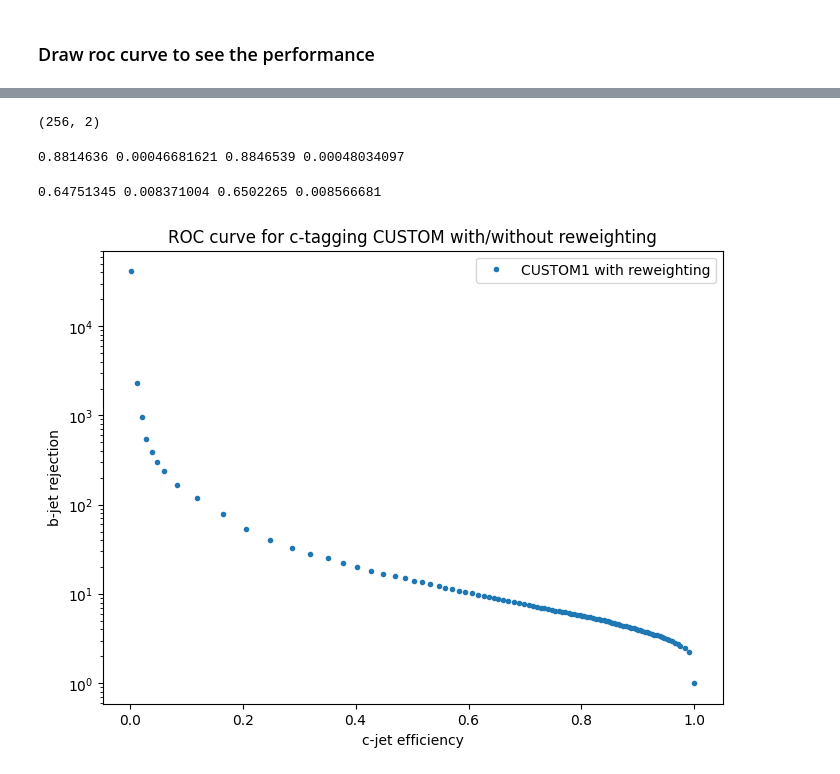
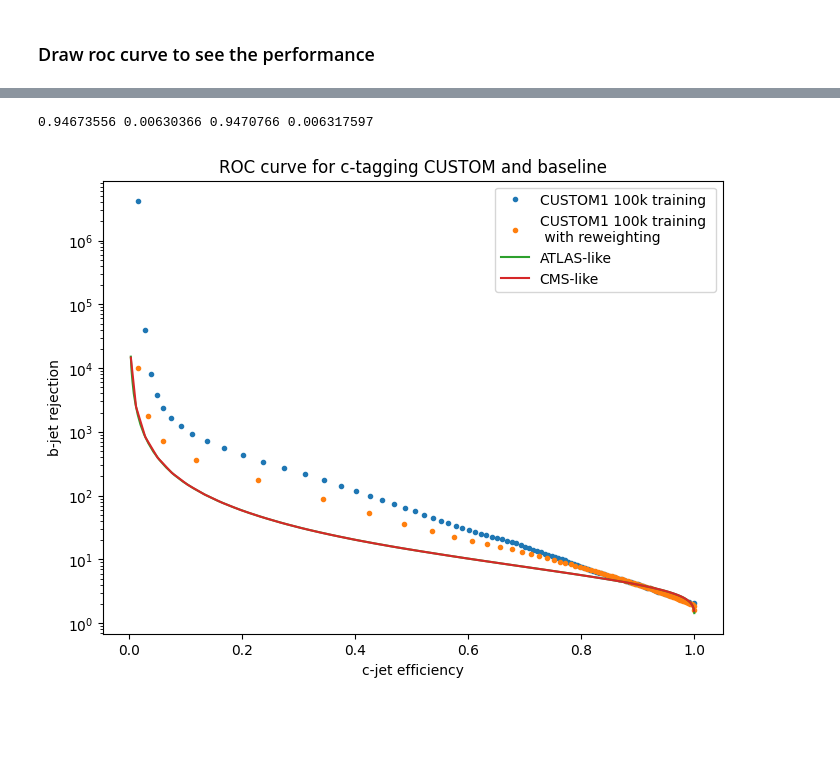
Before and after one commit to hairlessdevil/custom, a Jupyter notebook: custom_proto.ipynb, the cells around one changed output, grey strips where cells are left out. Saved outputs shown, nothing was run; the diff lists cells and outputs as text; code cells hidden in the pictures; blank space fills up the shorter version.

```diff
--- a/custom_proto.ipynb
+++ b/custom_proto.ipynb
@@ -137,7 +137,7 @@ Warning in <TROOT::Append>: Replacing existing TH1: c-jet (Potential memory leak
 [figure]
 # %%
 #train test split
-X_t, X_test, y_t, y_test = train_test_split(data_X, data_y, train_size=500000, random_state=114514)
+X_t, X_test, y_t, y_test = train_test_split(data_X, data_y, test_size=10000000, random_state=114514)
 # %%
 #train validation split
 X_train_full, X_vali, y_train_full, y_vali = train_test_split(X_t, y_t, test_size=50000, random_state=114514)
@@ -416,65 +948,28 @@ print(predw_label.shape)
-# %%
-predw_lst, pred_lst = [],[]
-with torch.no_grad():
-    modelw.eval()
-    model.eval()
-    for vali_data in dataloader_vali:
-        X, y = vali_data[0], vali_data[1]
-        y = y.type(torch.FloatTensor)
-        X, y = X.float().to(device), y.to(device)
-        y = y.view(y.size(0), -1)
-        prediction = modelw(X)
-        prediction = prediction.cpu().detach().numpy()
-        y = y.cpu().detach().numpy()
-
-        pred = model(X)
-        pred = pred.cpu().detach().numpy()
-        result_w = np.hstack((prediction, y))
-        result = np.hstack((pred, y))
-        predw_lst.append(result_w)
-        pred_lst.append(result)
-        break
-
-predw_label = np.array(predw_lst).squeeze()
-pred_label = np.array(pred_lst).squeeze()
-print(predw_label.shape)
-# %% [output]
-(256, 2)
 # %%
-b_CUSTOM1w = predw_label[predw_label[:, 1] == 0]
-c_CUSTOM1w = predw_label[predw_label[:, 1] == 1]
-b_len, c_len = b_CUSTOM1w.shape[0], c_CUSTOM1w.shape[0]
-print(np.max(b_CUSTOM1w[:,0]), np.min(b_CUSTOM1w[:,0]), np.max(c_CUSTOM1w[:,0]), np.min(c_CUSTOM1w[:,0]))
+b_CUSTOM1_100k_rw = pred_label_100k_rw[pred_label_100k_rw[:, 1] == 0]
+c_CUSTOM1_100k_rw = pred_label_100k_rw[pred_label_100k_rw[:, 1] == 1]
+b_len, c_len = b_CUSTOM1_100k_rw.shape[0], c_CUSTOM1_100k_rw.shape[0]
+print(np.max(b_CUSTOM1_100k_rw[:,0]), np.min(b_CUSTOM1_100k_rw[:,0]), np.max(c_CUSTOM1_100k_rw[:,0]), np.min(c_CUSTOM1_100k_rw[:,0]))
 
-thresh_CUSTOM1w = np.linspace(0.00046, 0.881, 100)
-b_eff_CUSTOM1w = np.array([np.count_nonzero((b_CUSTOM1w[:, 0] > thresh)) for thresh in thresh_CUSTOM1w])/b_len
-c_eff_CUSTOM1w = np.array([np.count_nonzero((c_CUSTOM1w[:, 0] > thresh)) for thresh in thresh_CUSTOM1w])/c_len
-b_rej_CUSTOM1w = 1/b_eff_CUSTOM1w
+thresh_CUSTOM1_100k_rw = np.linspace(0.01, 0.94, 100)
+b_eff_CUSTOM1_100k_rw = np.array([np.count_nonzero((b_CUSTOM1_100k_rw[:, 0] > thresh)) for thresh in thresh_CUSTOM1_100k_rw])/b_len
+c_eff_CUSTOM1_100k_rw = np.array([np.count_nonzero((c_CUSTOM1_100k_rw[:, 0] > thresh)) for thresh in thresh_CUSTOM1_100k_rw])/c_len
+b_rej_CUSTOM1_100k_rw = 1/b_eff_CUSTOM1_100k_rw
 # %% [output]
-0.8814636 0.00046681621 0.8846539 0.00048034097
+0.94673556 0.00630366 0.9470766 0.006317597
 # %%
-b_CUSTOM1 = pred_label[pred_label[:, 1] == 0]
-c_CUSTOM1 = pred_label[pred_label[:, 1] == 1]
-b_len, c_len = b_CUSTOM1.shape[0], c_CUSTOM1.shape[0]
-print(np.max(b_CUSTOM1[:,0]), np.min(b_CUSTOM1[:,0]), np.max(c_CUSTOM1[:,0]), np.min(c_CUSTOM1[:,0]))
-
-thresh_CUSTOM1 = np.linspace(0.0083, 0.6475, 100)
-b_eff_CUSTOM1 = np.array([np.count_nonzero((b_CUSTOM1[:, 0] > thresh)) for thresh in thresh_CUSTOM1])/b_len
-c_eff_CUSTOM1 = np.array([np.count_nonzero((c_CUSTOM1[:, 0] > thresh)) for thresh in thresh_CUSTOM1])/c_len
-b_rej_CUSTOM1 = 1/b_eff_CUSTOM1
-
-
 plt.figure(figsize=(8,6), dpi=100)
-plt.plot(c_eff_CUSTOM1, b_rej_CUSTOM1, ".", label = "CUSTOM1 with reweighting")
+plt.plot(c_eff_CUSTOM1_10k, b_rej_CUSTOM1_100k, ".", label = "CUSTOM1 100k training")
+plt.plot(c_eff_CUSTOM1_10k_rw, b_rej_CUSTOM1_100k_rw, ".", label = "CUSTOM1 100k training \n with reweighting")
+#plt.plot(c_eff_CUSTOM1_100k, b_rej_CUSTOM1_100k, ".", label = "CUSTOM1 100k training \n with reweighting")
 #plt.plot(c_eff_CUSTOM1w, b_rej_CUSTOM1w, label = "CUSTOM1 without reweighting")
-#plt.plot(c_eff_ATLAS, b_rej_ATLAS, label = "ATLAS-like")
-#plt.plot(c_eff_CMS, b_rej_CMS, label = "CMS-like")
+plt.plot(c_eff_ATLAS, b_rej_ATLAS,  label = "ATLAS-like")
+plt.plot(c_eff_CMS, b_rej_CMS, label = "CMS-like")
 plt.yscale("log", base = 10)
 plt.xlabel("c-jet efficiency")
 plt.ylabel("b-jet rejection")
-plt.title("ROC curve for c-tagging CUSTOM with/without reweighting")
+plt.title("ROC curve for c-tagging CUSTOM and baseline")
 plt.legend()
 plt.show()
 # %% [output]
-0.64751345 0.008371004 0.6502265 0.008566681
-[figure, old version]
+[figure, new version]
```
Also changed, not shown: parts of 28 cells of this notebook.
